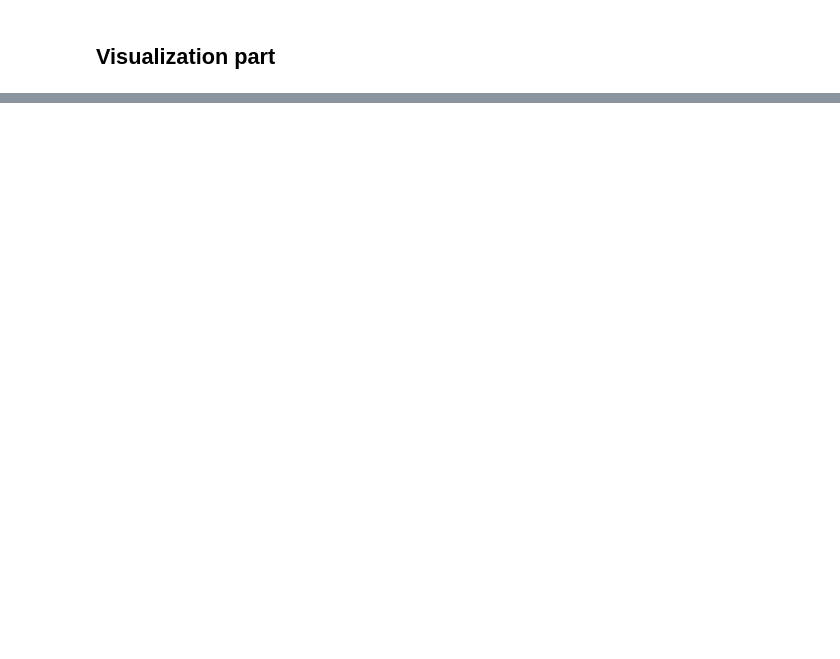
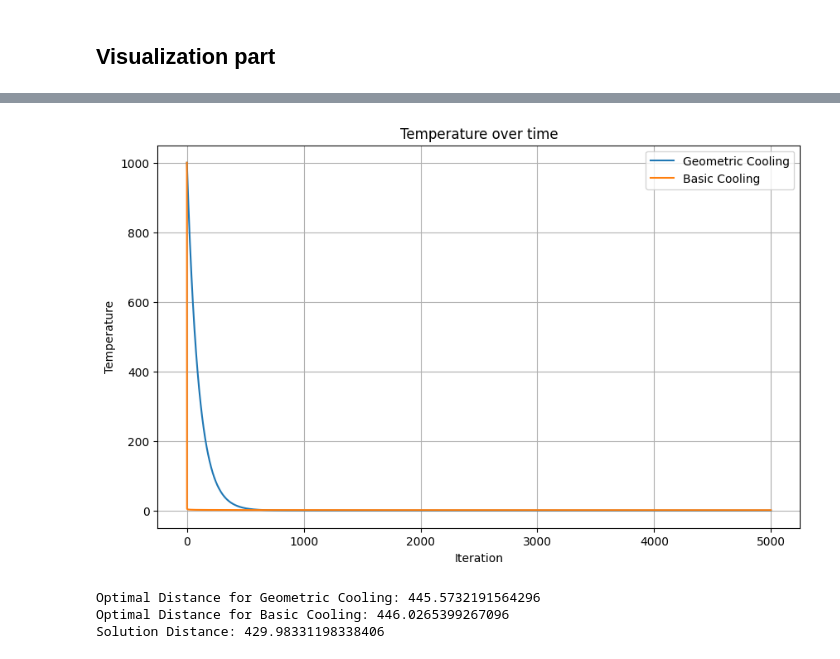
Before and after one commit to Ly-MX15/Stochasticsimulation_AS3, a Jupyter notebook: Assignment 3.ipynb, the cells around one changed output, grey strips where cells are left out. Cells and saved outputs as stored; diff of their text form; code cells hidden in the pictures; blank space fills up the shorter version.

```diff
--- a/Assignment 3.ipynb
+++ b/Assignment 3.ipynb
@@ -298,0 +348,21 @@ def animate_solution(cities, intermediate_routes, save_name = 'animation.gif'):
+# %%
+# Temperature against iterations
+plt.figure(figsize=(10, 6))
+plt.plot(intermediate_results[0]["intermediate_temps"], label="Geometric Cooling")
+plt.plot(intermediate_results[1]["intermediate_temps"], label="Basic Cooling")
+plt.title('Temperature over time')
+plt.xlabel('Iteration')
+plt.ylabel('Temperature')
+plt.legend()
+plt.grid(True)
+plt.show()
+# %% [output]
+[figure, added]
+# %%
+print("Optimal Distance for Geometric Cooling:", optimal_distances[0])
+print("Optimal Distance for Basic Cooling:", optimal_distances[1])
+print("Solution Distance:", calculate_total_distance(cities_1, solution_1))
+# %% [output]
+Optimal Distance for Geometric Cooling: 445.5732191564296
+Optimal Distance for Basic Cooling: 446.0265399267096
+Solution Distance: 429.98331198338406
```
Also changed, not shown: parts of 6 cells of this notebook.
